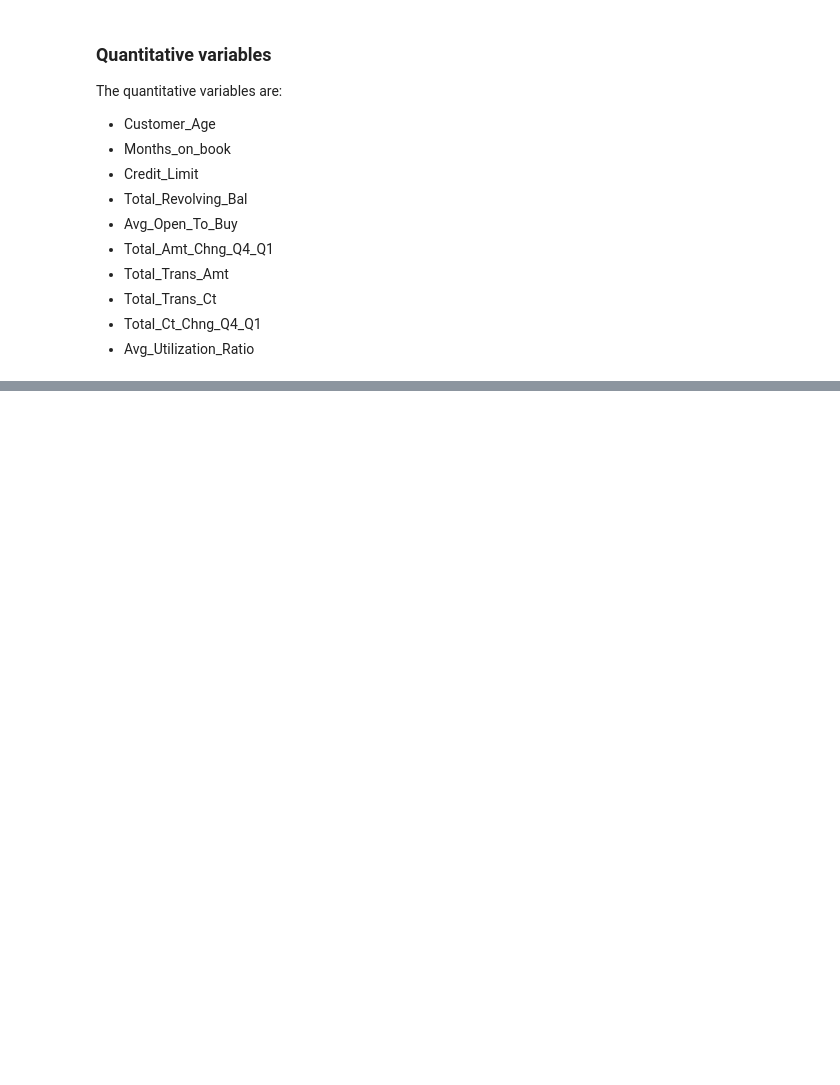
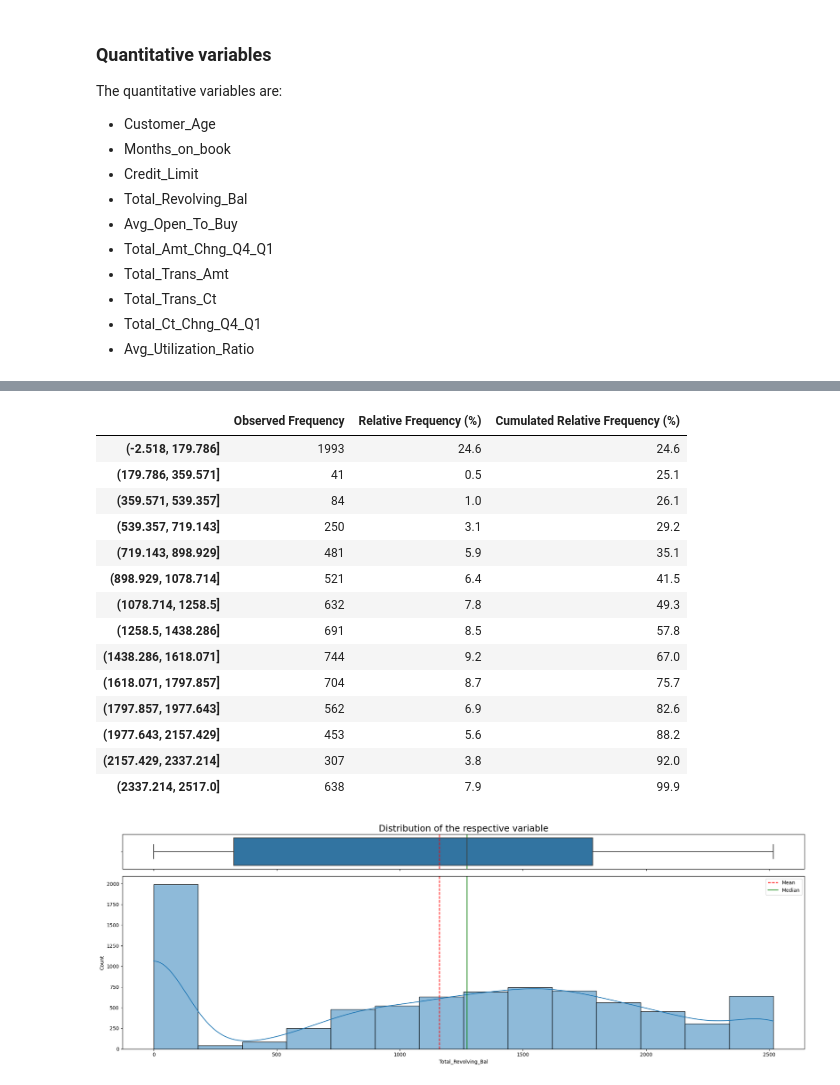
Before and after one commit to vitorbeltrao/Customer_Churn, a Jupyter notebook: 02_workflow_EDA.ipynb, the cells around one changed output, grey strips where cells are left out. Cells and saved outputs as stored; diff of their text form; code cells hidden in the pictures; blank space fills up the shorter version.

```diff
--- a/02_workflow_EDA.ipynb
+++ b/02_workflow_EDA.ipynb
@@ -216,0 +295,20 @@ The quantitative variables are:
+# %%
+# plot frequency tables for 'Total_Revolving_Bal'
+frequency_quantitative_table(train_set, 'Total_Revolving_Bal', hist=True)
+# %% [output]
+|  | Observed Frequency | Relative Frequency (%) | Cumulated Relative Frequency (%) |
+| (-2.518, 179.786] | 1993 | 24.6 | 24.6 |
+| (179.786, 359.571] | 41 | 0.5 | 25.1 |
+| (359.571, 539.357] | 84 | 1.0 | 26.1 |
+| (539.357, 719.143] | 250 | 3.1 | 29.2 |
+| (719.143, 898.929] | 481 | 5.9 | 35.1 |
+| (898.929, 1078.714] | 521 | 6.4 | 41.5 |
+| (1078.714, 1258.5] | 632 | 7.8 | 49.3 |
+| (1258.5, 1438.286] | 691 | 8.5 | 57.8 |
+| (1438.286, 1618.071] | 744 | 9.2 | 67.0 |
+| (1618.071, 1797.857] | 704 | 8.7 | 75.7 |
+| (1797.857, 1977.643] | 562 | 6.9 | 82.6 |
+| (1977.643, 2157.429] | 453 | 5.6 | 88.2 |
+| (2157.429, 2337.214] | 307 | 3.8 | 92.0 |
+| (2337.214, 2517.0] | 638 | 7.9 | 99.9 |
+[figure, added]
```
Also changed, not shown: parts of 23 cells of this notebook, 12 other files.
